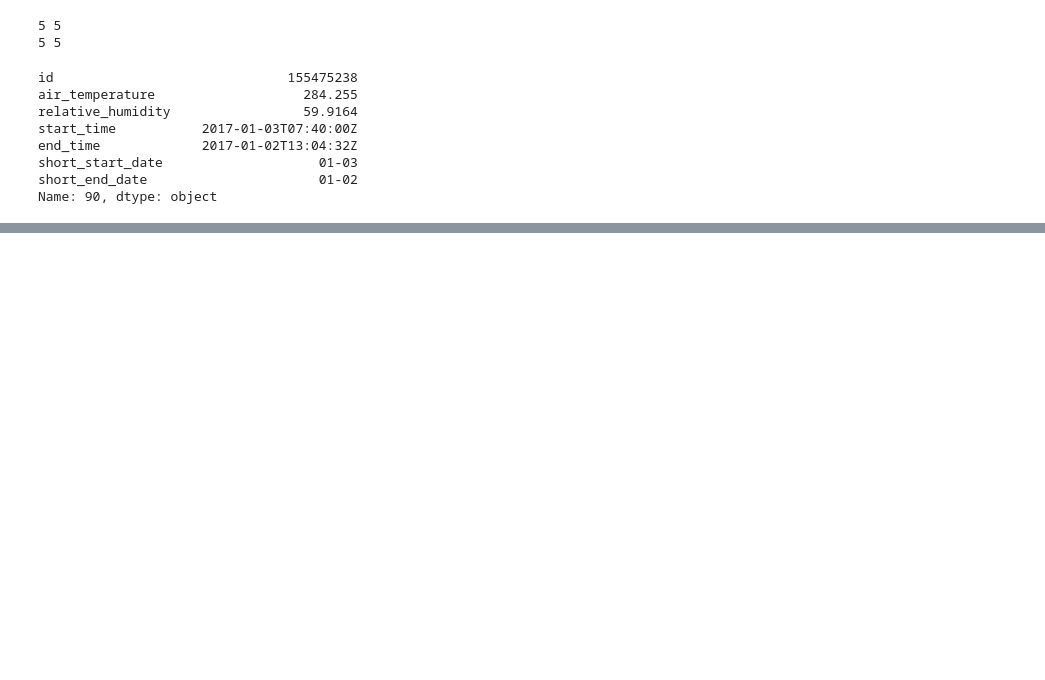
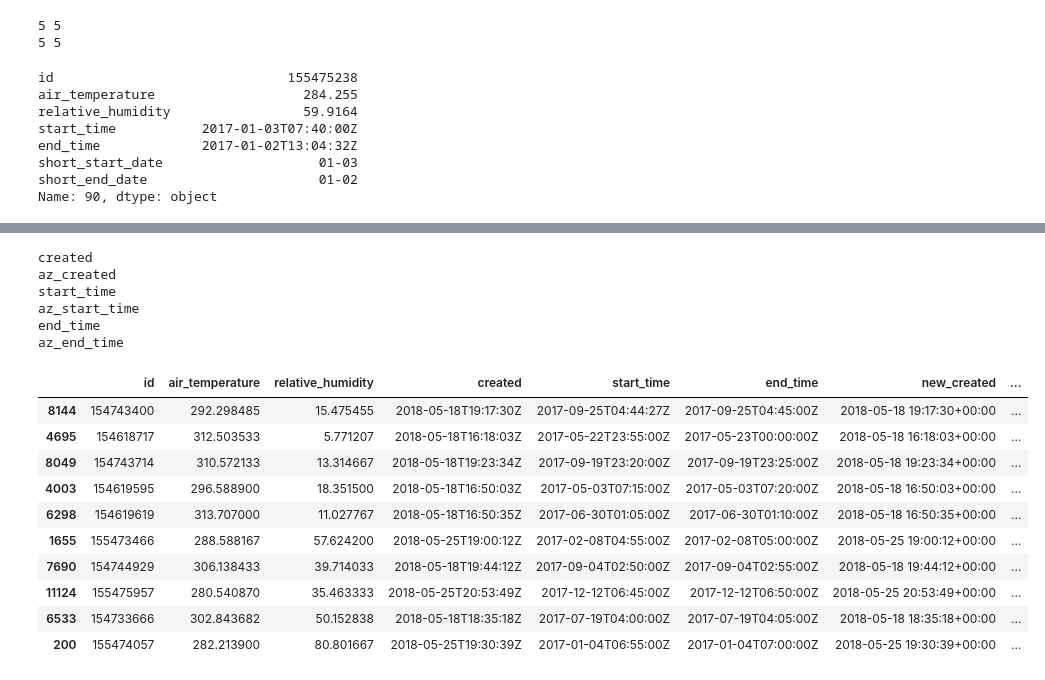
Before and after one commit to genophenoenvo/terraref-datasets, a Jupyter notebook: notebooks/season_4_weather.ipynb, the cells around one changed output, grey strips where cells are left out. Drawn from its saved outputs; the diff is of its cells as text; code cells hidden in the pictures; blank space fills up the shorter version.

Commit message:
converting utc objects to az datetime objects

```diff
--- a/notebooks/season_4_weather.ipynb
+++ b/notebooks/season_4_weather.ipynb
@@ -303,0 +396,7 @@ Name: 90, dtype: object
+# %%
+# convert time zone
+
+def utc_to_local(utc_dt):
+
+    local_dt = utc_dt.replace(tzinfo=pytz.utc).astimezone(az_timezone)
+    return az_timezone.normalize(local_dt) # .normalize might be unnecessary
@@ -303,0 +417,2 @@ Name: 90, dtype: object
+# %%
+test_sample['created_az_tz'] = test_sample['new_created'].apply(utc_to_local)
@@ -303,0 +428,31 @@ Name: 90, dtype: object
+# %%
+utc_cols = {'created': 'az_created', 'start_time': 'az_start_time', 'end_time': 'az_end_time'}
+
+for j,k in utc_cols.items():
+    print(j)
+    print(k)
+# %% [output]
+created
+az_created
+start_time
+az_start_time
+end_time
+az_end_time
+# %%
+for j,k in utc_cols.items():
+
+    test_sample[k] = pd.to_datetime(test_sample[j])
+# %%
+test_sample.head(10)
+# %% [output]
+|  | id | air_temperature | relative_humidity | created | start_time | end_time | new_created | ... |
+| 8144 | 154743400 | 292.298485 | 15.475455 | 2018-05-18T19:17:30Z | 2017-09-25T04:44:27Z | 2017-09-25T04:45:00Z | 2018-05-18 19:17:30+00:00 | ... |
+| 4695 | 154618717 | 312.503533 | 5.771207 | 2018-05-18T16:18:03Z | 2017-05-22T23:55:00Z | 2017-05-23T00:00:00Z | 2018-05-18 16:18:03+00:00 | ... |
+| 8049 | 154743714 | 310.572133 | 13.314667 | 2018-05-18T19:23:34Z | 2017-09-19T23:20:00Z | 2017-09-19T23:25:00Z | 2018-05-18 19:23:34+00:00 | ... |
+| 4003 | 154619595 | 296.588900 | 18.351500 | 2018-05-18T16:50:03Z | 2017-05-03T07:15:00Z | 2017-05-03T07:20:00Z | 2018-05-18 16:50:03+00:00 | ... |
+| 6298 | 154619619 | 313.707000 | 11.027767 | 2018-05-18T16:50:35Z | 2017-06-30T01:05:00Z | 2017-06-30T01:10:00Z | 2018-05-18 16:50:35+00:00 | ... |
+| 1655 | 155473466 | 288.588167 | 57.624200 | 2018-05-25T19:00:12Z | 2017-02-08T04:55:00Z | 2017-02-08T05:00:00Z | 2018-05-25 19:00:12+00:00 | ... |
+| 7690 | 154744929 | 306.138433 | 39.714033 | 2018-05-18T19:44:12Z | 2017-09-04T02:50:00Z | 2017-09-04T02:55:00Z | 2018-05-18 19:44:12+00:00 | ... |
+| 11124 | 155475957 | 280.540870 | 35.463333 | 2018-05-25T20:53:49Z | 2017-12-12T06:45:00Z | 2017-12-12T06:50:00Z | 2018-05-25 20:53:49+00:00 | ... |
+| 6533 | 154733666 | 302.843682 | 50.152838 | 2018-05-18T18:35:18Z | 2017-07-19T04:00:00Z | 2017-07-19T04:05:00Z | 2018-05-18 18:35:18+00:00 | ... |
+| 200 | 155474057 | 282.213900 | 80.801667 | 2018-05-25T19:30:39Z | 2017-01-04T06:55:00Z | 2017-01-04T07:00:00Z | 2018-05-25 19:30:39+00:00 | ... |
```
Also changed, not shown: parts of 26 cells of this notebook.
